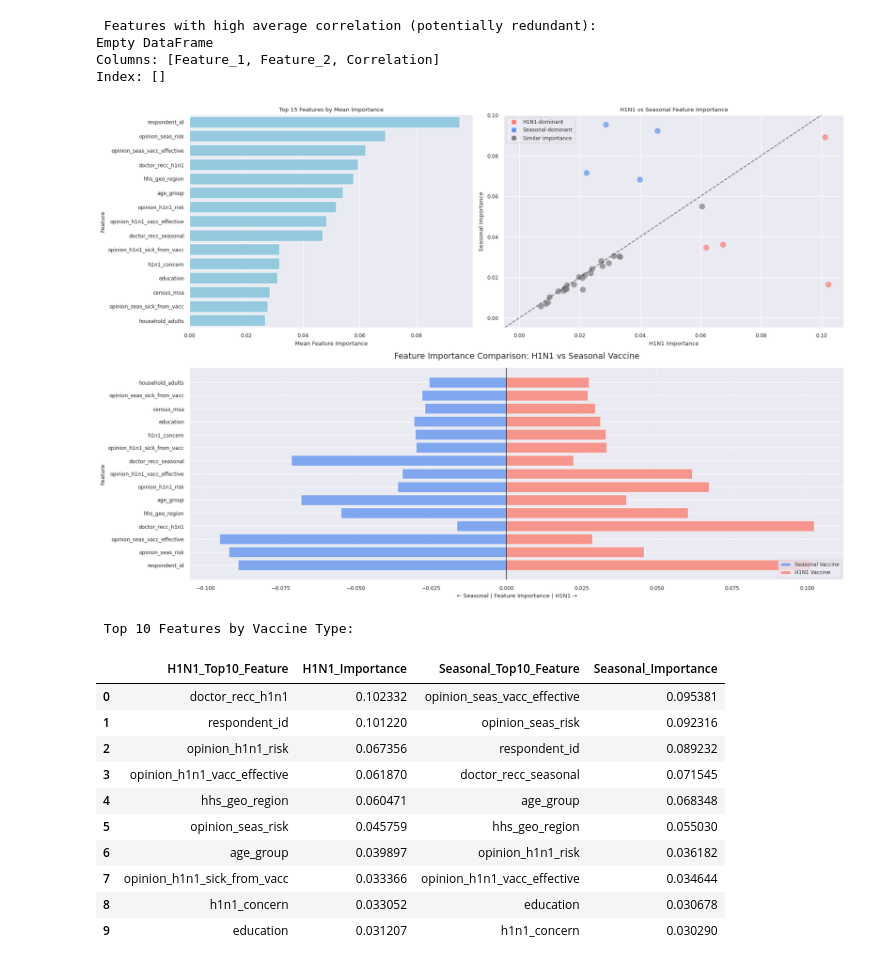
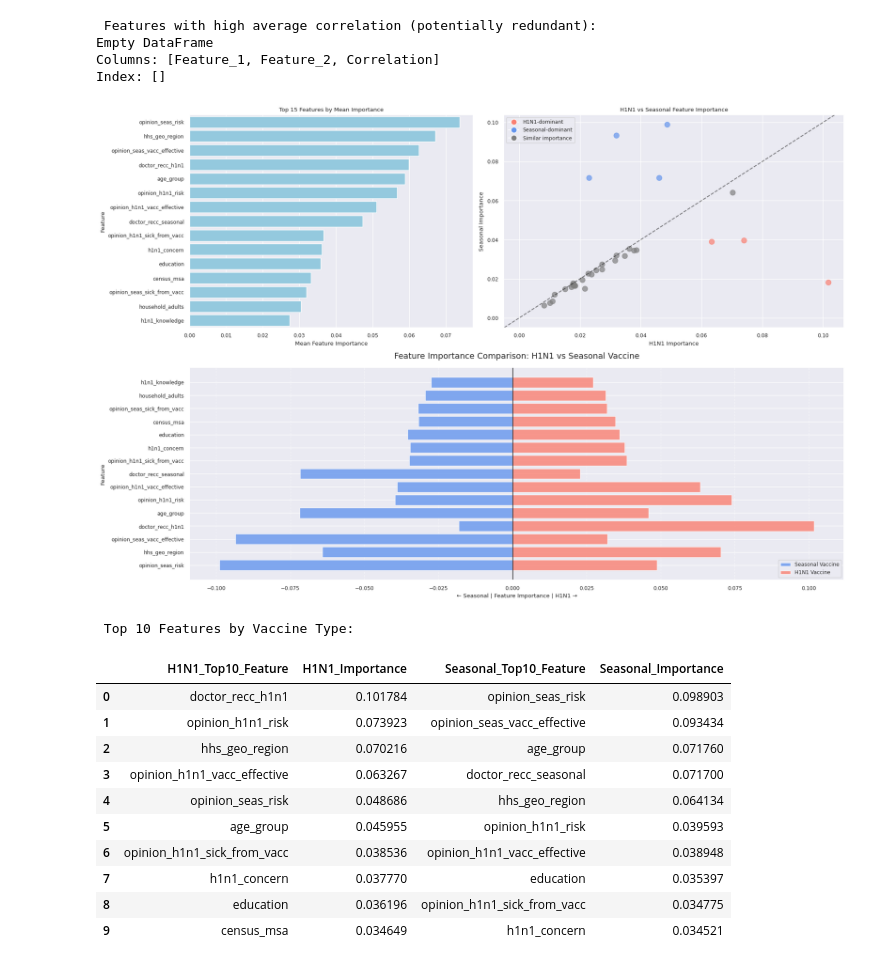
Before and after one commit to Mimikaymint/Team_Berlin, a Jupyter notebook: Team_Berlin_FLU_SHOT_.ipynb, the cells around one changed output. Cells and saved outputs as stored; diff of their text form; code cells hidden in the pictures.

```diff
--- a/Team_Berlin_FLU_SHOT_.ipynb
+++ b/Team_Berlin_FLU_SHOT_.ipynb
@@ -1217,13 +1217,12 @@ Index: []
 from scipy.stats import spearmanr
 from matplotlib.lines import Line2D
 from sklearn.ensemble import RandomForestClassifier
-
-# Define features and targets
-
+# Define features and targets (drop respondent_id)
 target_h1n1 = 'h1n1_vaccine'
 target_seasonal = 'seasonal_vaccine'
 
-X = flu_df.drop(columns=[target_h1n1, target_seasonal])
+# Drop respondent_id along with the targets
+X = flu_df.drop(columns=[target_h1n1, target_seasonal, 'respondent_id'])
 y_h1n1 = flu_df[target_h1n1]
 y_seasonal = flu_df[target_seasonal]
 
@@ -1241,7 +1240,8 @@ rf_seasonal = RandomForestClassifier(n_estimators=200, random_state=42, n_jobs=-
 rf_h1n1.fit(X_encoded, y_h1n1)
 rf_seasonal.fit(X_encoded, y_seasonal)
 
-# Extract feature importances
+
+# Extract feature importances and proceed as before
 importance_h1n1 = pd.Series(rf_h1n1.feature_importances_, index=X_encoded.columns)
 importance_seasonal = pd.Series(rf_seasonal.feature_importances_, index=X_encoded.columns)
 
@@ -1251,7 +1251,6 @@ importance_df = pd.DataFrame({
 })
 importance_df['Mean_Importance'] = importance_df.mean(axis=1)
 importance_df = importance_df.sort_values('Mean_Importance', ascending=False)
-
 
 # Color-coding based on dominance
 def feature_color(row, threshold=0.01):
@@ -1265,60 +1264,53 @@ def feature_color(row, threshold=0.01):
 
 importance_df['color'] = importance_df.apply(feature_color, axis=1)
 
-# Combined Visualization
+
+# Visualization
 top_n = 15
 top_features = importance_df.head(top_n).reset_index()
 
 fig = plt.figure(figsize=(18, 12))
 gs = fig.add_gridspec(2, 2, width_ratios=[1, 1.2], height_ratios=[1, 1])
 
-# Top 15 mean importance
+# Barplot
 ax0 = fig.add_subplot(gs[0, 0])
-sns.barplot(
-    data=top_features,
-    x='Mean_Importance', y='index',
-    color='skyblue',
-    ax=ax0
-)
+sns.barplot(data=top_features, x='Mean_Importance', y='index', color='skyblue', ax=ax0)
 ax0.set_title('Top 15 Features by Mean Importance')
 ax0.set_xlabel('Mean Feature Importance')
 ax0.set_ylabel('Feature')
 
-# Scatterplot H1N1 vs Seasonal (color-coded)
+# Scatterplot
 ax1 = fig.add_subplot(gs[0, 1])
 for _, row in importance_df.iterrows():
-    ax1.scatter(row['H1N1_Importance'], row['Seasonal_Importance'],
-                color=row['color'], s=80, alpha=0.7)
+    ax1.scatter(row['H1N1_Importance'], row['Seasonal_Importance'], color=row['color'], s=80, alpha=0.7)
 ax1.set_title('H1N1 vs Seasonal Feature Importance')
 ax1.set_xlabel('H1N1 Importance')
 ax1.set_ylabel('Seasonal Importance')
 ax1.grid(True)
 ax1.axline((0, 0), slope=1, linestyle='--', color='black', alpha=0.5)
 
 legend_elements = [
     Line2D([0], [0], marker='o', color='w', markerfacecolor='salmon', markersize=10, label='H1N1-dominant'),
     Line2D([0], [0], marker='o', color='w', markerfacecolor='cornflowerblue', markersize=10, label='Seasonal-dominant'),
     Line2D([0], [0], marker='o', color='w', markerfacecolor='gray', markersize=10, label='Similar importance')
 ]
 ax1.legend(handles=legend_elements, loc='upper left')
 
-# Horizontal comparison bar chart
+# Horizontal bar chart
 ax2 = fig.add_subplot(gs[1, :])
-ax2.barh(top_features['index'], -top_features['Seasonal_Importance'],
-         color='cornflowerblue', alpha=0.8, label='Seasonal Vaccine')
-ax2.barh(top_features['index'], top_features['H1N1_Importance'],
-         color='salmon', alpha=0.8, label='H1N1 Vaccine')
+ax2.barh(top_features['index'], -top_features['Seasonal_Importance'], color='cornflowerblue', alpha=0.8, label='Seasonal Vaccine')
+ax2.barh(top_features['index'], top_features['H1N1_Importance'], color='salmon', alpha=0.8, label='H1N1 Vaccine')
 ax2.set_title('Feature Importance Comparison: H1N1 vs Seasonal Vaccine', fontsize=14, pad=15)
 ax2.set_xlabel('← Seasonal | Feature Importance | H1N1 →')
 ax2.set_ylabel('Feature')
 ax2.axvline(0, color='black', linewidth=1)
 ax2.legend(loc='lower right')
 ax2.grid(axis='x', linestyle='--', alpha=0.6)
 
 plt.tight_layout()
 plt.show()
 # %% [output]
-[figure, old version]
+[figure, new version]
 # %%
 #To get the top 10 important features for seasonal_vaccine and H1n1_ vaccine
 top_h1n1 = importance_df.sort_values('H1N1_Importance', ascending=False).head(10)['H1N1_Importance']
@@ -1338,13 +1330,13 @@ display(top_features_table)
 # %% [output]
  Top 10 Features by Vaccine Type:
 |  | H1N1_Top10_Feature | H1N1_Importance | Seasonal_Top10_Feature | Seasonal_Importance |
-| 0 | doctor_recc_h1n1 | 0.102332 | opinion_seas_vacc_effective | 0.095381 |
-| 1 | respondent_id | 0.101220 | opinion_seas_risk | 0.092316 |
-| 2 | opinion_h1n1_risk | 0.067356 | respondent_id | 0.089232 |
-| 3 | opinion_h1n1_vacc_effective | 0.061870 | doctor_recc_seasonal | 0.071545 |
-| 4 | hhs_geo_region | 0.060471 | age_group | 0.068348 |
-| 5 | opinion_seas_risk | 0.045759 | hhs_geo_region | 0.055030 |
-| 6 | age_group | 0.039897 | opinion_h1n1_risk | 0.036182 |
-| 7 | opinion_h1n1_sick_from_vacc | 0.033366 | opinion_h1n1_vacc_effective | 0.034644 |
-| 8 | h1n1_concern | 0.033052 | education | 0.030678 |
-| 9 | education | 0.031207 | h1n1_concern | 0.030290 |
+| 0 | doctor_recc_h1n1 | 0.101784 | opinion_seas_risk | 0.098903 |
+| 1 | opinion_h1n1_risk | 0.073923 | opinion_seas_vacc_effective | 0.093434 |
+| 2 | hhs_geo_region | 0.070216 | age_group | 0.071760 |
+| 3 | opinion_h1n1_vacc_effective | 0.063267 | doctor_recc_seasonal | 0.071700 |
+| 4 | opinion_seas_risk | 0.048686 | hhs_geo_region | 0.064134 |
+| 5 | age_group | 0.045955 | opinion_h1n1_risk | 0.039593 |
+| 6 | opinion_h1n1_sick_from_vacc | 0.038536 | opinion_h1n1_vacc_effective | 0.038948 |
+| 7 | h1n1_concern | 0.037770 | education | 0.035397 |
+| 8 | education | 0.036196 | opinion_h1n1_sick_from_vacc | 0.034775 |
+| 9 | census_msa | 0.034649 | h1n1_concern | 0.034521 |
```
Also changed, not shown: parts of 1 cell of this notebook.
